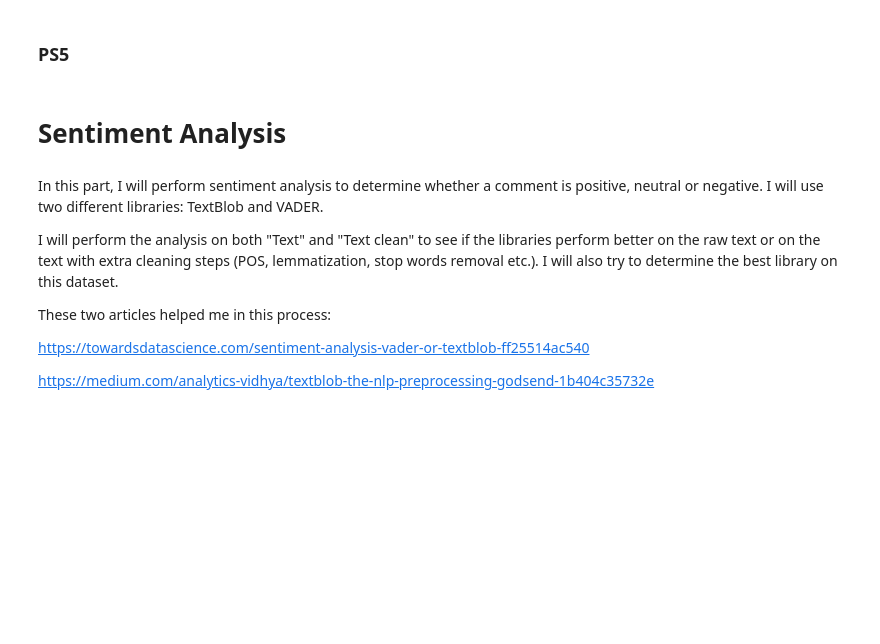
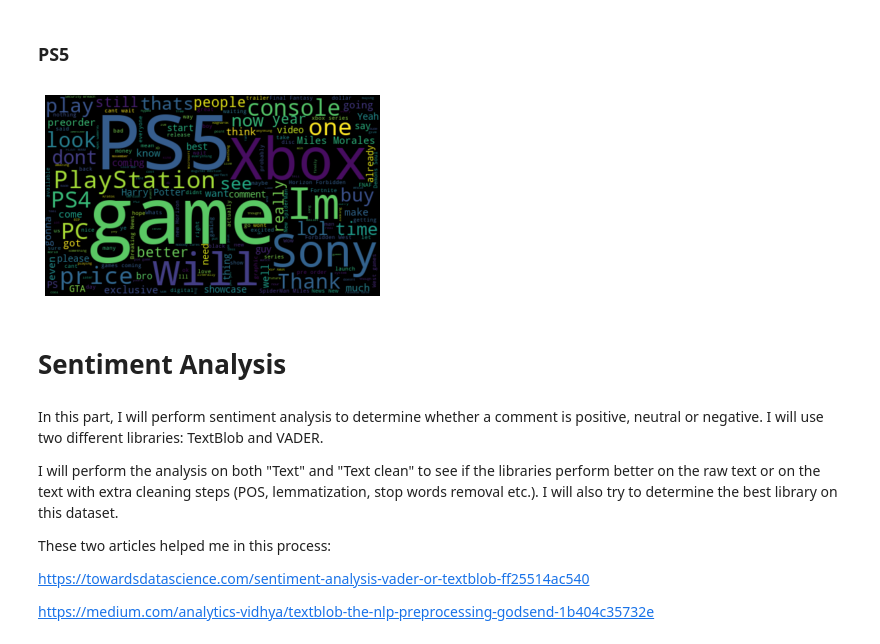
Before and after one commit to SalimAmarti/PS5_vs_XboxSeriesX, a Jupyter notebook: PS5 vs. Xbox Series X.ipynb, the cells around one changed output. Saved outputs shown, nothing was run; the diff lists cells and outputs as text; code cells hidden in the pictures; blank space fills up the shorter version.

Commit message:
PS5 data added and processed

```diff
--- a/PS5 vs. Xbox Series X.ipynb
+++ b/PS5 vs. Xbox Series X.ipynb
@@ -240,3 +392,11 @@ Xbox_data.head()
 | 4 | 2020-07-23 | 17:00:02 | hello | Hello | hello |
 # %% [markdown]
 ### PS5
+# %%
+lm = WordNetLemmatizer()
+
+PS5_data['Text clean'] = ""
+for i in range(0,len(PS5_data)):
+    PS5_data['Text clean'].loc[i] = [lm.lemmatize(w, get_wordnet_pos(w)) for w in nltk.word_tokenize(PS5_data['Text'].loc[i])]
+    PS5_data['Text clean'].loc[i] = [word for word in PS5_data['Text clean'].loc[i] if word.lower() not in stopwords.words('english')]
+    PS5_data['Text clean'].loc[i] = " ".join(PS5_data['Text clean'].loc[i])
@@ -259,5 +428,17 @@ plt.show()
 # %% [markdown]
 ### PS5
+# %%
+#Creating a word cloud
+from wordcloud import WordCloud
+
+full_text = ' '.join([txt for txt in PS5_data['Text with games']])
+wordcloud = WordCloud(width=500, height=300, max_font_size=119).generate(full_text)
+
+plt.imshow(wordcloud, interpolation='bilinear')
+plt.axis('off')
+plt.show()
+# %% [output]
+[figure, added]
 # %% [markdown]
 # Sentiment Analysis
 # %% [markdown]
```
Also changed, not shown: parts of 67 cells of this notebook, 2 other files.
